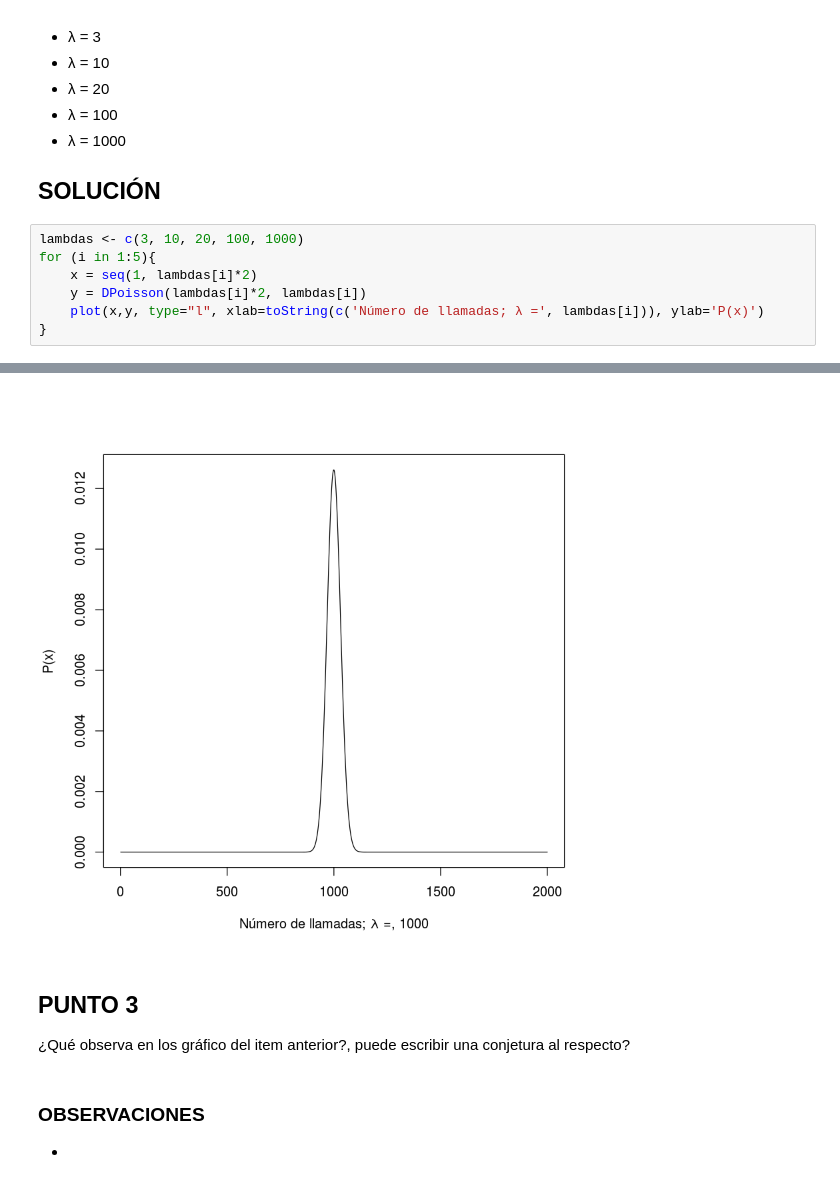
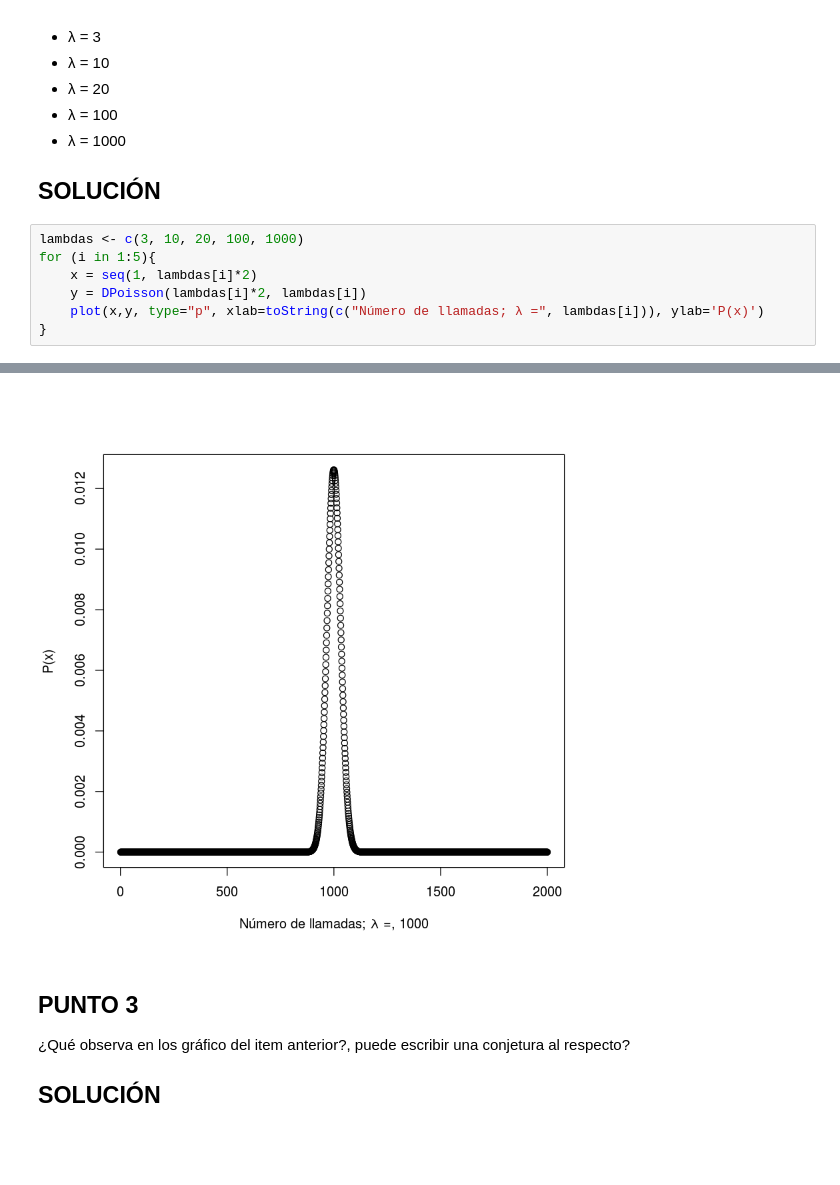
Before and after one commit to 99YuraniPalacios/Simulaciones, a Jupyter notebook: EstadisticaProyecto.ipynb, the cells around one changed output, grey strips where cells are left out. Drawn from its saved outputs; the diff is of its cells as text; blank space fills up the shorter version.

```diff
--- a/EstadisticaProyecto.ipynb
+++ b/EstadisticaProyecto.ipynb
@@ -61,6 +59,6 @@ lambdas <- c(3, 10, 20, 100, 1000)
 for (i in 1:5){
     x = seq(1, lambdas[i]*2)
     y = DPoisson(lambdas[i]*2, lambdas[i])
-    plot(x,y, type="l", xlab=toString(c('Número de llamadas; λ =', lambdas[i])), ylab='P(x)')
+    plot(x,y, type="p", xlab=toString(c("Número de llamadas; λ =", lambdas[i])), ylab='P(x)')
 }
 # %% [output]
@@ -71,9 +69,7 @@ for (i in 1:5){
-[figure, old version]
+[figure, new version]
 # %% [markdown]
 ## PUNTO 3
 
 ¿Qué observa en los gráfico del item anterior?, puede escribir una conjetura al respecto?
+
+## SOLUCIÓN
-# %% [markdown]
-### OBSERVACIONES
-
-+
```
Also changed, not shown: parts of 6 cells of this notebook.
